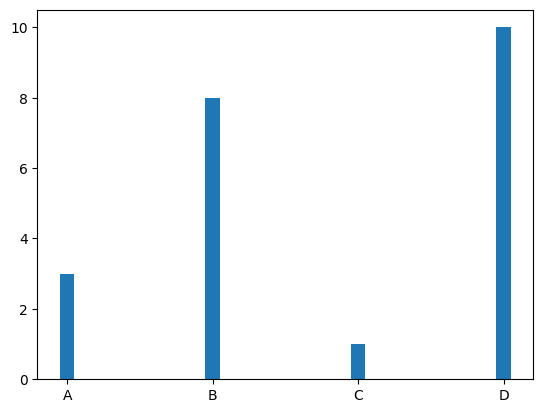
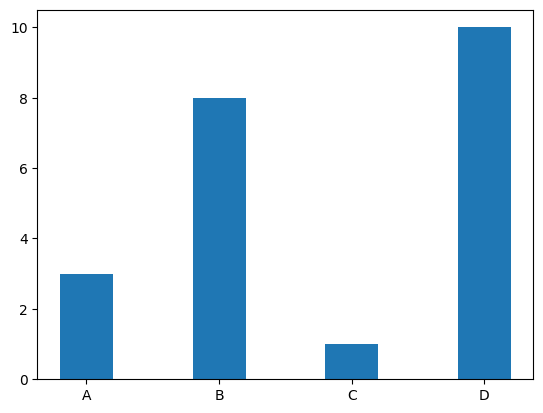
The notebook cell's code change between the first figure and the second:
--- before
+++ after
@@ -5,4 +5,4 @@
 y = np.array([3, 8, 1, 10])
 
-plt.bar(x, y, width = 0.1)
+plt.bar(x, y, width = 0.4)
 plt.show()

Commit: ML Introduction